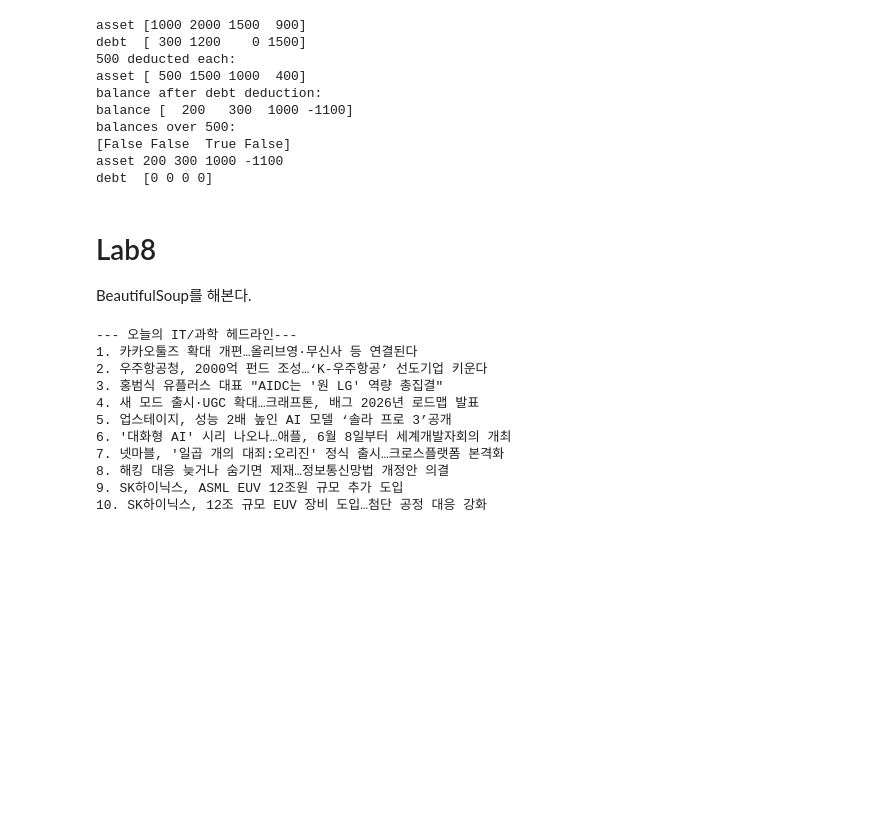
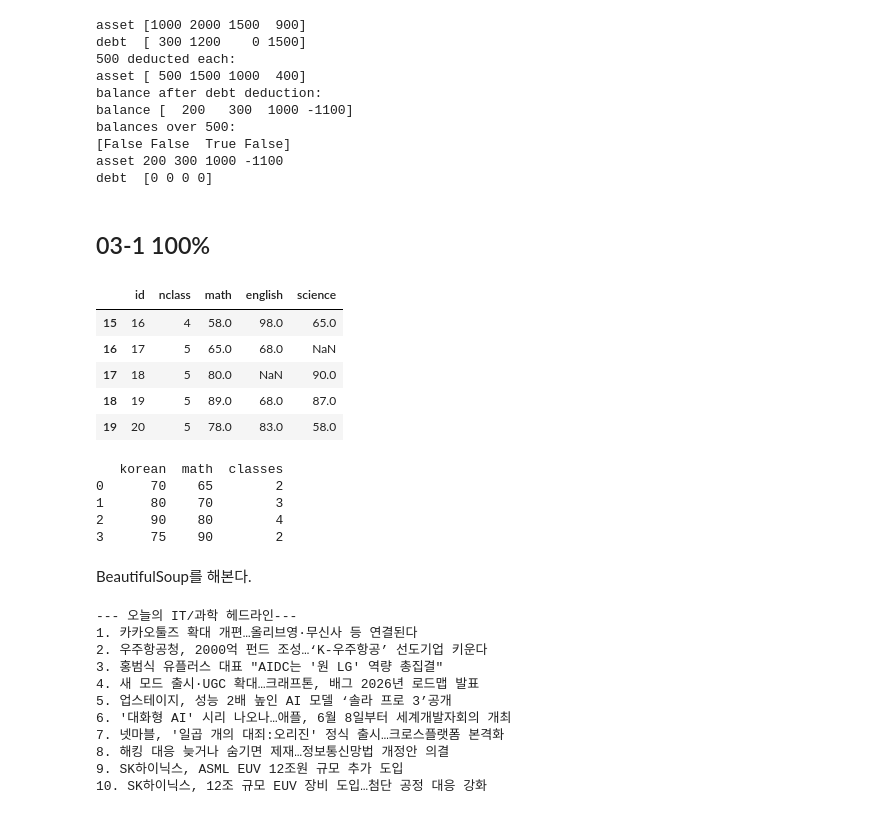
Before and after one commit to ohhu-code/datascience, a Jupyter notebook: LabIntg.ipynb, the cells around one changed output. Cells and saved outputs as stored; diff of their text form; code cells hidden in the pictures; blank space fills up the shorter version.

```diff
--- a/LabIntg.ipynb
+++ b/LabIntg.ipynb
@@ -398,3 +463,5 @@ balances over 500:
 [False False  True False]
 asset 200 300 1000 -1100
 debt  [0 0 0 0]
+# %% [markdown]
+## 03-1 100%
@@ -401,5 +477,28 @@ debt  [0 0 0 0]
+# %%
+import pandas as pd
+exam = pd.read_csv('/content/drive/MyDrive/dataScience/exam2.csv')
+exam.head()
+exam.tail()
+# %% [output]
+|  | id | nclass | math | english | science |
+| 15 | 16 | 4 | 58.0 | 98.0 | 65.0 |
+| 16 | 17 | 5 | 65.0 | 68.0 | NaN |
+| 17 | 18 | 5 | 80.0 | NaN | 90.0 |
+| 18 | 19 | 5 | 89.0 | 68.0 | 87.0 |
+| 19 | 20 | 5 | 78.0 | 83.0 | 58.0 |
+# %%
+score = pd.DataFrame({'korean' : [70, 80, 90, 75],
+'math' : [65, 70, 80, 90],
+'classes': [2, 3, 4, 2]})
+print(score)
+score.to_csv('output_score2.csv')
+# %% [output]
+   korean  math  classes
+0      70    65        2
+1      80    70        3
+2      90    80        4
+3      75    90        2
 # %% [markdown]
-# Lab8
 
 BeautifulSoup를 해본다.
 # %%
```
Also changed, not shown: parts of 24 cells of this notebook, 2 other files.
